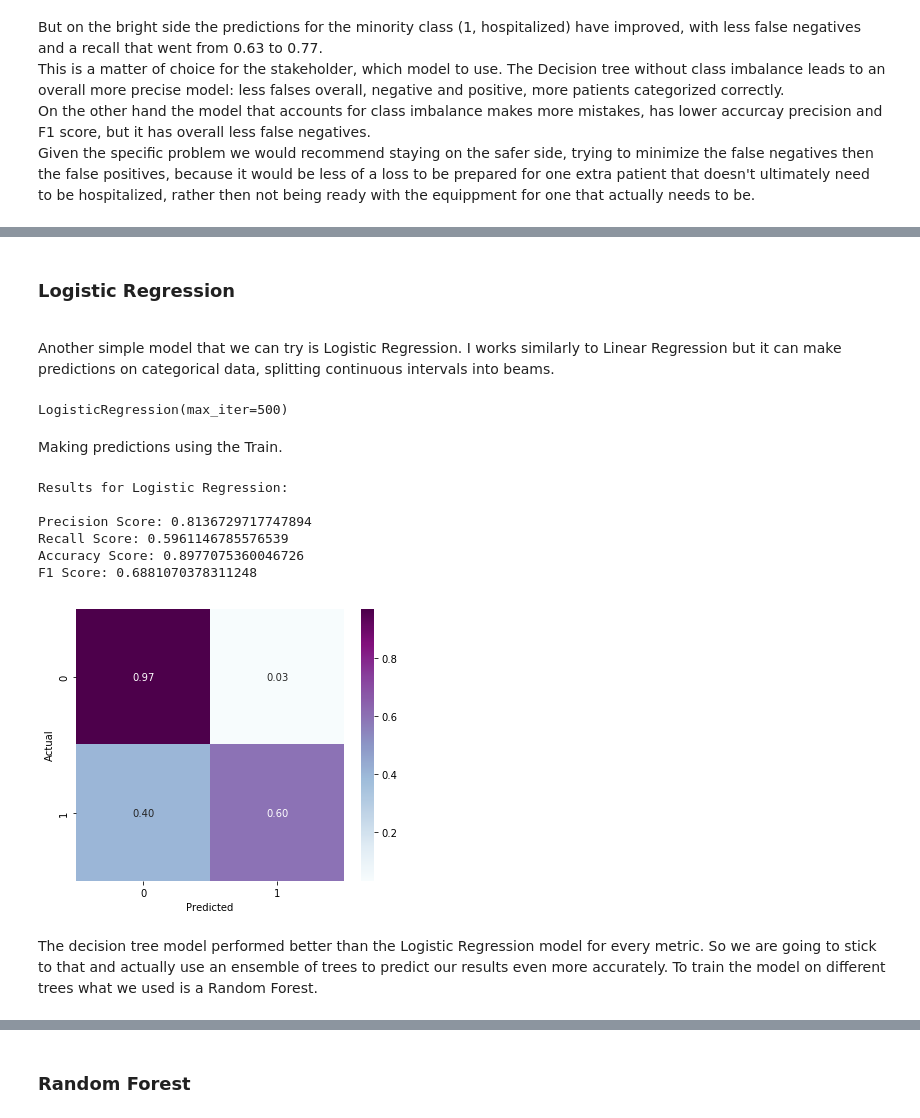
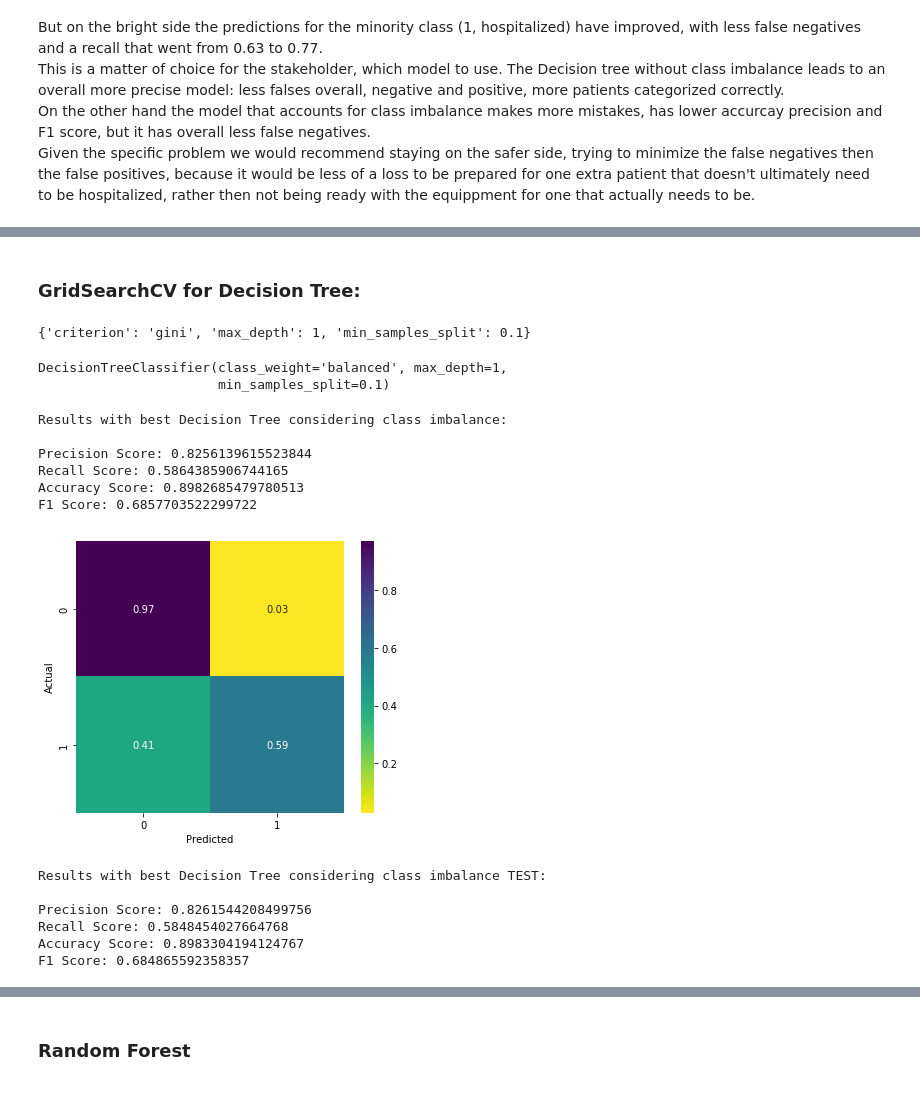
Before and after one commit to MNLKuzmin/Phase3project, a Jupyter notebook: CovidNotebook.ipynb, the cells around one changed output, grey strips where cells are left out. Drawn from its saved outputs; the diff is of its cells as text; code cells hidden in the pictures.

Commit message:
tyding up and Grid for tree

```diff
--- a/CovidNotebook.ipynb
+++ b/CovidNotebook.ipynb
@@ -679,10 +645,22 @@ Train Accuracy Score: 87%
-# %% [markdown]
-### Logistic Regression
-<br> Another simple model that we can try is Logistic Regression. I works similarly to Linear Regression but it can make predictions on categorical data, splitting continuous intervals into beams.
+# %% [markdown]
+### GridSearchCV for Decision Tree:
+# %%
+param_grid = {
+    'criterion': ['gini', 'entropy'],
+    'max_depth': [1, 5, 10, 50],
+    'min_samples_split': [0.1, 0.2, 0.5, 0.75]
+}
+
+gs_tree = GridSearchCV(clf_bal, param_grid, cv=3)
+gs_tree.fit(X_train, y_train)
+
+gs_tree.best_params_
+# %% [output]
+{'criterion': 'gini', 'max_depth': 1, 'min_samples_split': 0.1}
+# %%
+best_tree=DecisionTreeClassifier(criterion='gini', class_weight='balanced', max_depth=1, min_samples_split=0.1)
 # %%
-logreg = LogisticRegression(max_iter=500)
-logreg.fit(X_train,y_train)
+best_tree.fit(X_train, y_train)
 # %% [output]
-LogisticRegression(max_iter=500)
+DecisionTreeClassifier(class_weight='balanced', max_depth=1,
+                       min_samples_split=0.1)
-# %% [markdown]
-Making predictions using the Train.
@@ -691,24 +667,22 @@ y_preds_train_log = logreg.predict(X_train)
-# %%
-print("Results for Logistic Regression:\n")
-
-print_metrics(y_train, y_preds_train_log)
-# %% [output]
-Results for Logistic Regression:
-
-Precision Score: 0.8136729717747894
-Recall Score: 0.5961146785576539
-Accuracy Score: 0.8977075360046726
-F1 Score: 0.6881070378311248
+# %%
+print("Results with best Decision Tree considering class imbalance:\n")
+ypreds_best = best_tree.predict(X_train)
+print_metrics(y_train, ypreds_best)
+# %% [output]
+Results with best Decision Tree considering class imbalance:
+
+Precision Score: 0.8256139615523844
+Recall Score: 0.5864385906744165
+Accuracy Score: 0.8982685479780513
+F1 Score: 0.6857703522299722
 # %%
-cm = confusion_matrix(y_train, y_preds_train_log)
+cm = confusion_matrix(y_train, ypreds_best)
 # Normalize
 cmn = cm.astype('float') / cm.sum(axis=1)[:, np.newaxis]
 fig, ax = plt.subplots(figsize=(6,5))
-sns.heatmap(cmn, annot=True, fmt='.2f', cmap='BuPu')
+sns.heatmap(cmn, annot=True, fmt='.2f', cmap='viridis_r')
 plt.ylabel('Actual')
 plt.xlabel('Predicted')
 plt.show(block=False)
 # %% [output]
-[figure, old version]
+[figure, new version]
-# %% [markdown]
-The decision tree model performed better than the Logistic Regression model for every metric. So we are going to stick to that and actually use an ensemble of trees to predict our results even more accurately. To train the model on different trees what we used is a Random Forest.
@@ -716,0 +691,11 @@ The decision tree model performed better than the Logistic Regression model for
+# %%
+print("Results with best Decision Tree considering class imbalance TEST:\n")
+ytest_best = best_tree.predict(X_test)
+print_metrics(y_test, ytest_best)
+# %% [output]
+Results with best Decision Tree considering class imbalance TEST:
+
+Precision Score: 0.8261544208499756
+Recall Score: 0.5848454027664768
+Accuracy Score: 0.8983304194124767
+F1 Score: 0.684865592358357
```
Also changed, not shown: parts of 87 cells of this notebook.
